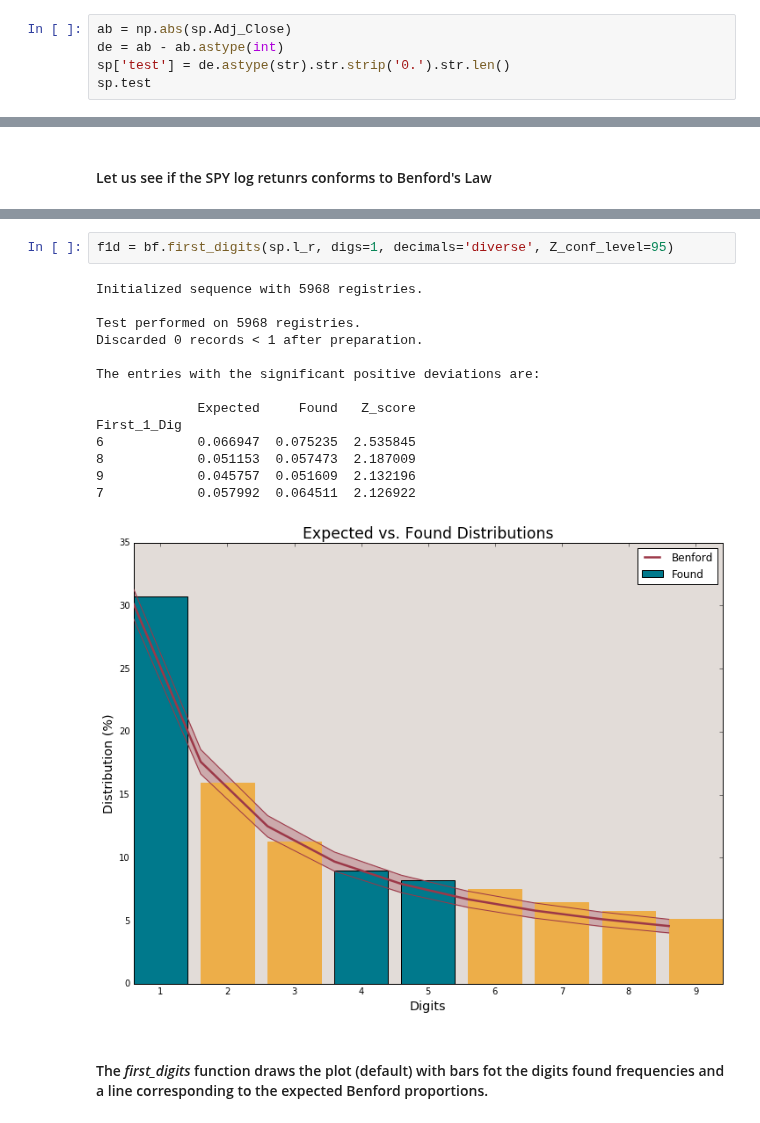
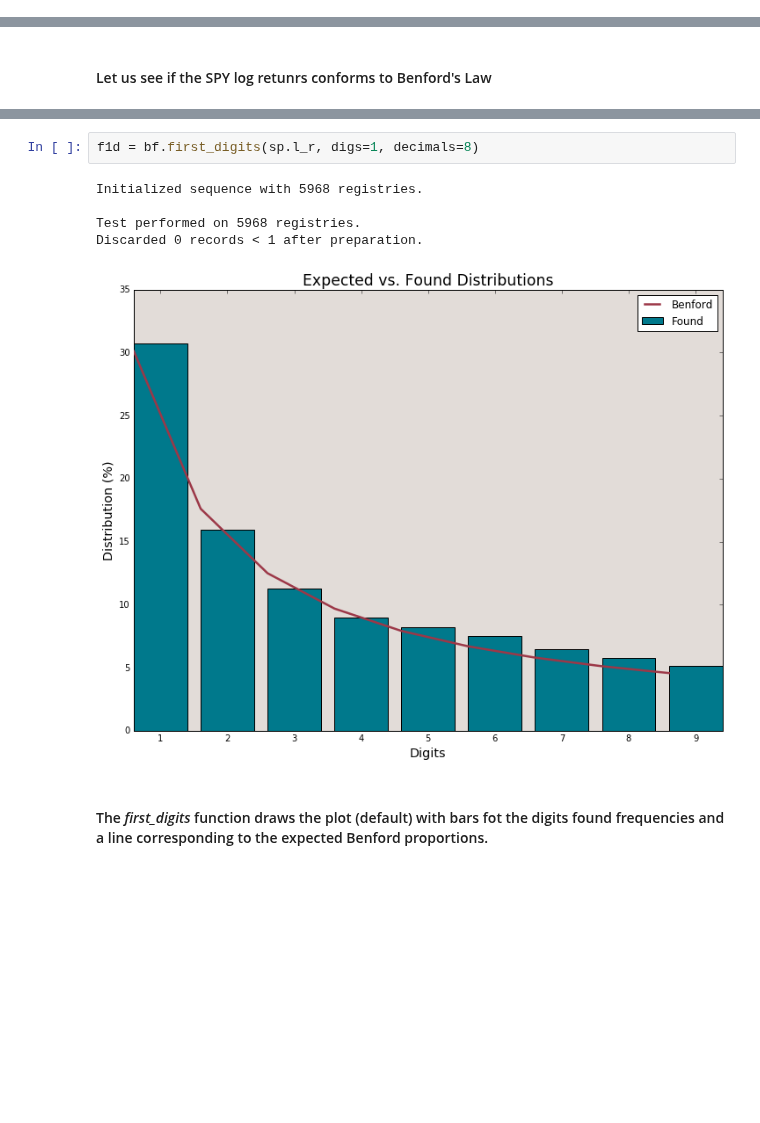
Before and after one commit to milcent/benford_py, a Jupyter notebook: Demo.ipynb, the cells around one changed output, grey strips where cells are left out. Cells and saved outputs as stored; diff of their text form; blank space fills up the shorter version.

```diff
--- a/Demo.ipynb
+++ b/Demo.ipynb
@@ -44,8 +44,3 @@ sp.tail()
 | 2016-12-28 | 226.570007 | 226.589996 | 224.270004 | 224.399994 | 64095000 | 223.427985 | -0.008265 | -0.008299 |
 | 2016-12-29 | 224.479996 | 224.889999 | 223.839996 | 224.350006 | 48696100 | 223.378214 | -0.000223 | -0.000223 |
 | 2016-12-30 | 224.729996 | 224.830002 | 222.729996 | 223.529999 | 108998300 | 222.561759 | -0.003655 | -0.003662 |
-# %%
-ab = np.abs(sp.Adj_Close)
-de = ab - ab.astype(int)
-sp['test'] = de.astype(str).str.strip('0.').str.len()
-sp.test
@@ -100,20 +51,11 @@ a
 # %%
-f1d = bf.first_digits(sp.l_r, digs=1, decimals='diverse', Z_conf_level=95)
+f1d = bf.first_digits(sp.l_r, digs=1, decimals=8)
 # %% [output]
 Initialized sequence with 5968 registries.
 
 Test performed on 5968 registries.
 Discarded 0 records < 1 after preparation.
-
-The entries with the significant positive deviations are:
-
-             Expected     Found   Z_score
-First_1_Dig
-6            0.066947  0.075235  2.535845
-8            0.051153  0.057473  2.187009
-9            0.045757  0.051609  2.132196
-7            0.057992  0.064511  2.126922
-[figure, old version]
+[figure, new version]
 # %% [markdown]
 #### The *first_digits* function draws the plot (default) with bars fot the digits found frequencies and a line corresponding to the expected Benford proportions.
 # %% [markdown]
```
Also changed, not shown: parts of 56 cells of this notebook, 1 other file.
